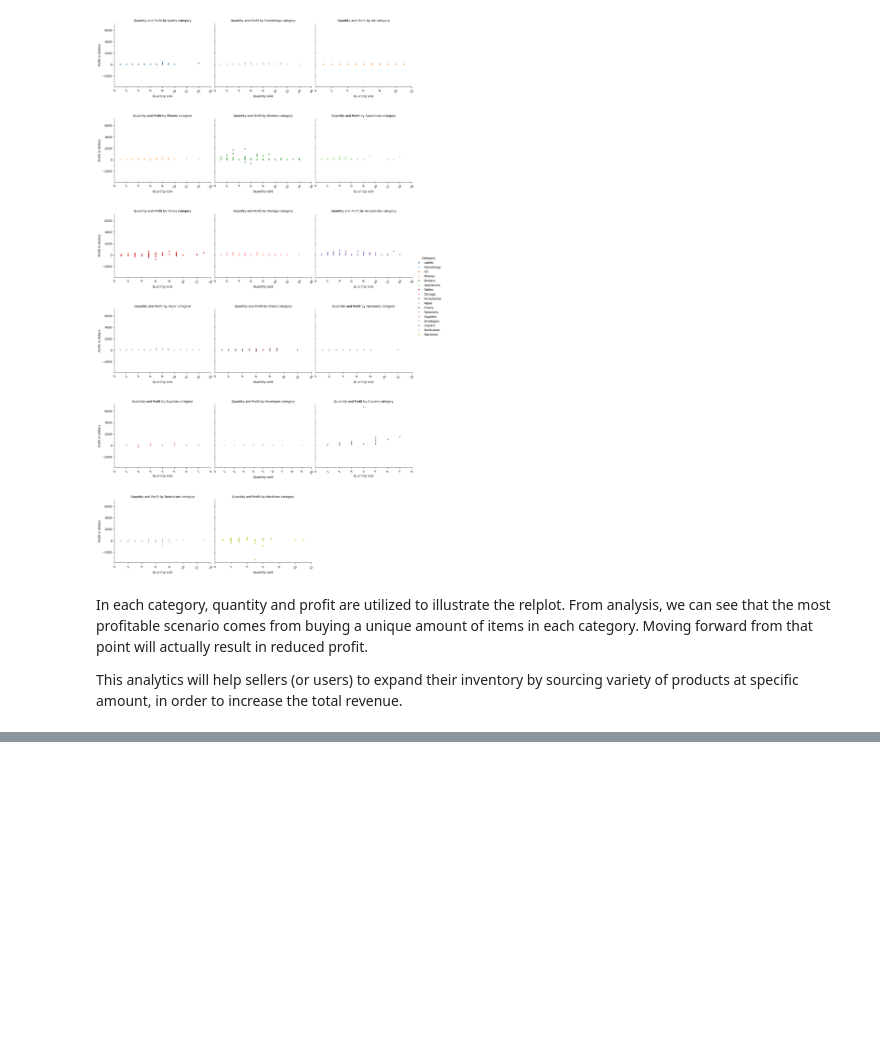
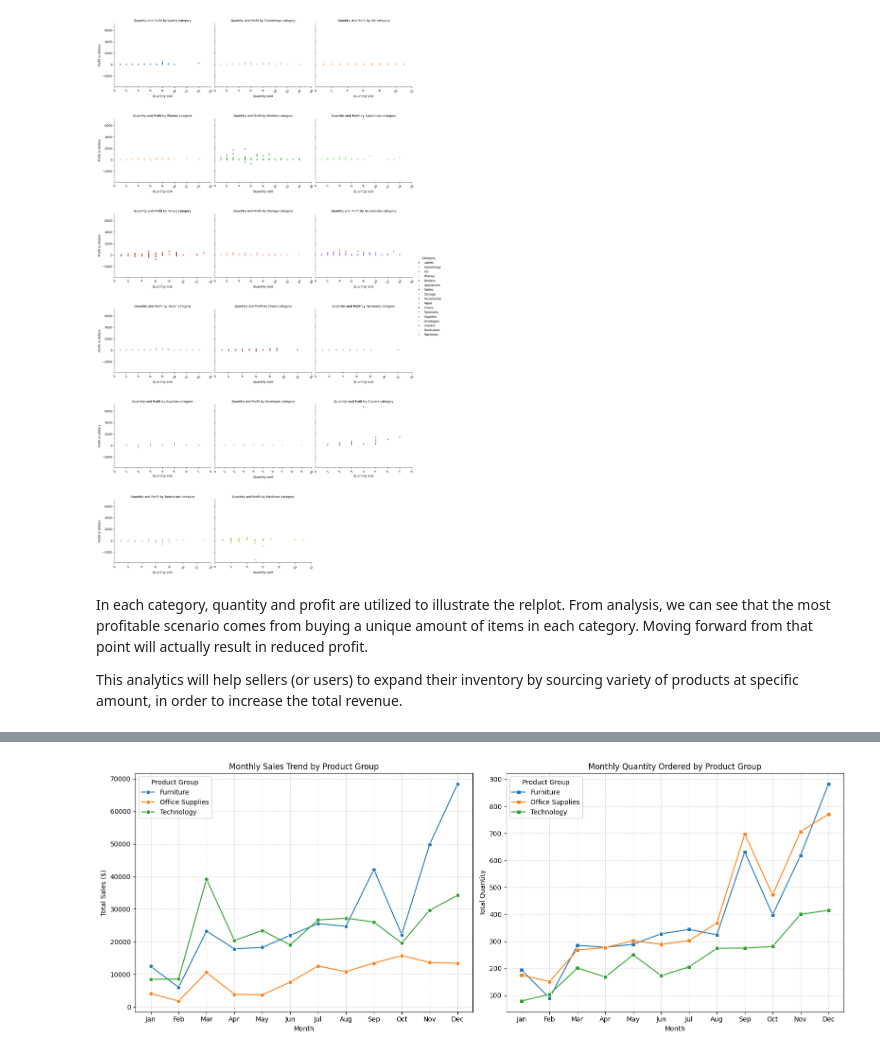
Before and after one commit to sjensen39/CS133_GP1, a Jupyter notebook: project_class_notebooks/P1_initial_exploration.ipynb, the cells around one changed output, grey strips where cells are left out. Saved outputs shown, nothing was run; the diff lists cells and outputs as text; code cells hidden in the pictures; blank space fills up the shorter version.

```diff
--- a/project_class_notebooks/P1_initial_exploration.ipynb
+++ b/project_class_notebooks/P1_initial_exploration.ipynb
@@ -229,0 +343,46 @@ This analytics will help sellers (or users) to expand their inventory by sourcin
+# %%
+# Group by Order Month and Product Group, aggregating Sales and Quantity
+group_monthly_metrics = prod_cat_group.groupby(['Order Month', 'Product Group']).agg(
+    Total_Sales=('Sales', 'sum'),
+    Total_Quantity=('Quantity', 'sum')
+).reset_index()
+
+# Create a plot with two subplots: one for Sales and one for Quantity
+fig, axes = plt.subplots(1, 2, figsize=(16, 6))
+
+# Sales Trend
+sns.lineplot(
+    data=group_monthly_metrics,
+    x='Order Month',
+    y='Total_Sales',
+    hue='Product Group',
+    marker='o',
+    ax=axes[0]
+)
+axes[0].set_title('Monthly Sales Trend by Product Group')
+axes[0].set_xlabel('Month')
+axes[0].set_ylabel('Total Sales ($)')
+axes[0].set_xticks(range(1, 13))
+axes[0].set_xticklabels(['Jan', 'Feb', 'Mar', 'Apr', 'May', 'Jun', 'Jul', 'Aug', 'Sep', 'Oct', 'Nov', 'Dec'])
+axes[0].grid(True, linestyle='--', alpha=0.5)
+
+# Quantity Trend
+sns.lineplot(
+    data=group_monthly_metrics,
+    x='Order Month',
+    y='Total_Quantity',
+    hue='Product Group',
+    marker='s',
+    ax=axes[1]
+)
+axes[1].set_title('Monthly Quantity Ordered by Product Group')
+axes[1].set_xlabel('Month')
+axes[1].set_ylabel('Total Quantity')
+axes[1].set_xticks(range(1, 13))
+axes[1].set_xticklabels(['Jan', 'Feb', 'Mar', 'Apr', 'May', 'Jun', 'Jul', 'Aug', 'Sep', 'Oct', 'Nov', 'Dec'])
+axes[1].grid(True, linestyle='--', alpha=0.5)
+
+plt.tight_layout()
+plt.show()
+# %% [output]
+[figure, added]
```
Also changed, not shown: parts of 10 cells of this notebook.
